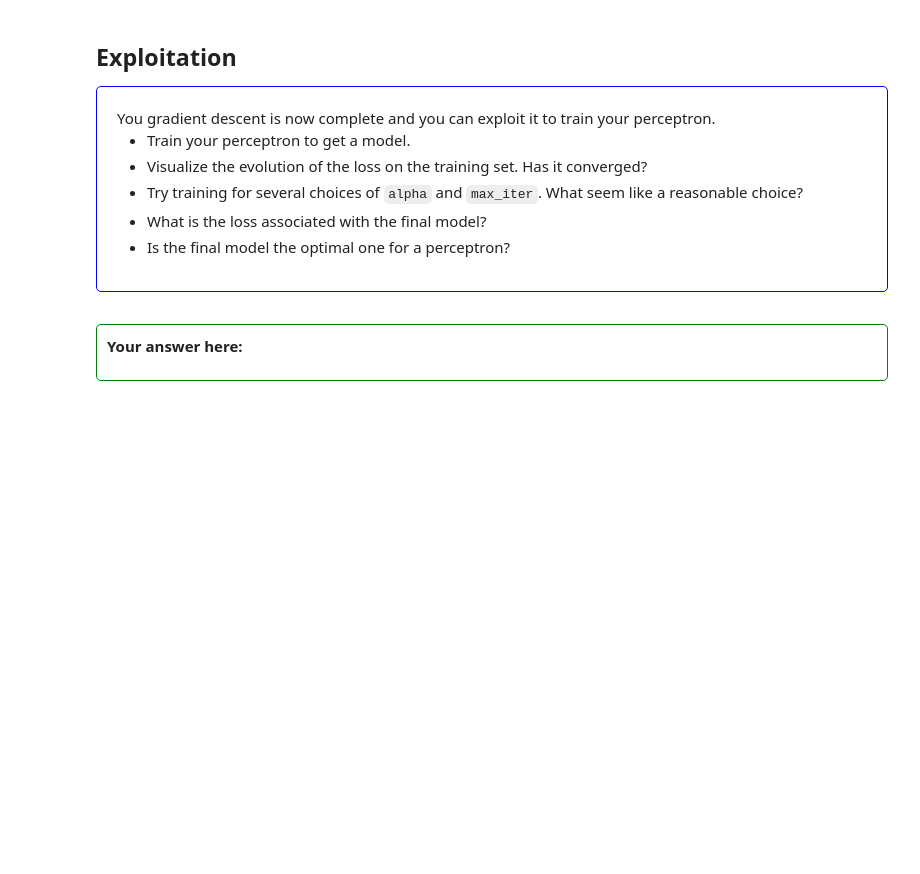
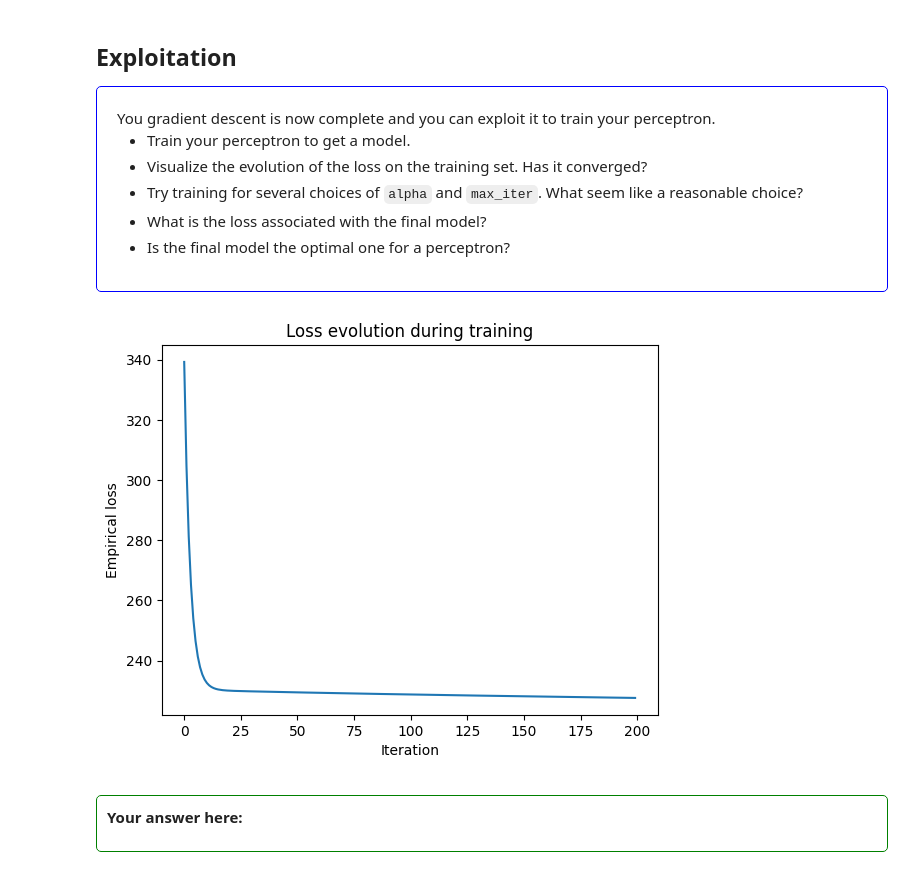
Before and after one commit to AbdessalamAithaqi/SupervisedMachineLearning, a Jupyter notebook: perceptron.ipynb, the cells around one changed output. Drawn from its saved outputs; the diff is of its cells as text; code cells hidden in the pictures; blank space fills up the shorter version.

```diff
--- a/perceptron.ipynb
+++ b/perceptron.ipynb
@@ -264,7 +263,8 @@ Now implement the gradient descent algorithm that will:
 # %%
 # TODO
 def descent(w_init, X, Y, alpha, max_iter):
+    loss_tab = []
     for i in range(max_iter):
+      loss_tab.append(emp_loss(w_init,X,Y))
       w_init += compute_update(w_init,X,Y,alpha)
-    return w_init
-descent(w,X,Y,10e-7,100)
+    return w_init, loss_tab
@@ -289,3 +284,17 @@ You gradient descent is now complete and you can exploit it to train your percep
+# %%
+# TODO
+import matplotlib.pyplot as plt
+
+w0 = np.zeros(7)
+w_trained, losses = descent(w0, X, Y, alpha=1e-5, max_iter=200)
+
+plt.plot(losses)
+plt.xlabel("Iteration")
+plt.ylabel("Empirical loss")
+plt.title("Loss evolution during training")
+plt.show()
+# %% [output]
+[figure, added]
 # %% [markdown]
 <!-- Answer Section Start -->
 <div style="border: 1px solid green; padding: 10px; margin-top: 10px; border-radius: 5px">
```
Also changed, not shown: parts of 4 cells of this notebook.
